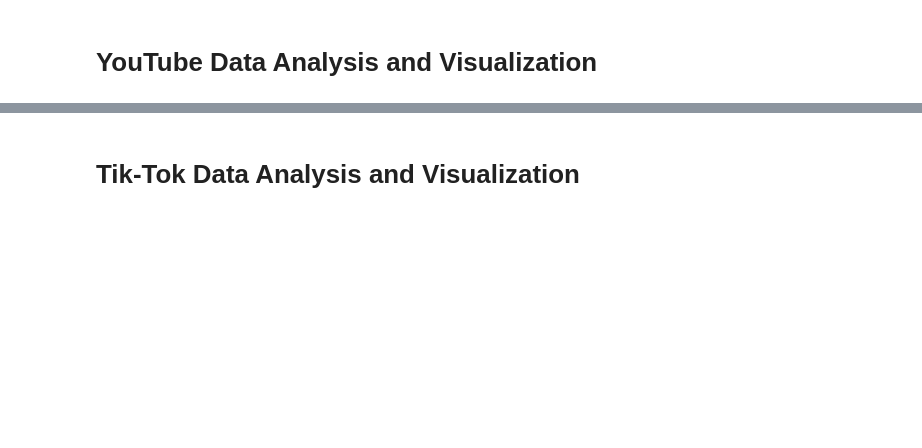
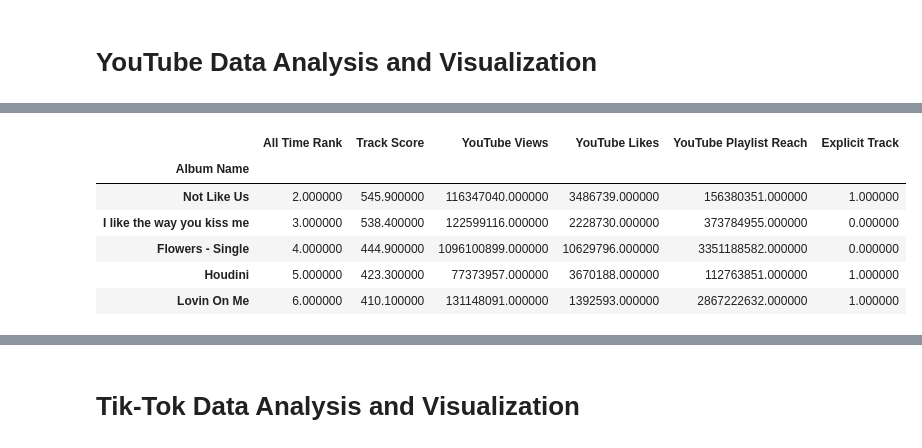
Before and after one commit to 66aadesh/Spotify-Songs-Cleaning-And-Analysis, a Jupyter notebook: Spotify songs EDA.ipynb, the cells around one changed output, grey strips where cells are left out. Cells and saved outputs as stored; diff of their text form; code cells hidden in the pictures; blank space fills up the shorter version.

```diff
--- a/Spotify songs EDA.ipynb
+++ b/Spotify songs EDA.ipynb
@@ -358,0 +438,11 @@ New Shape= (3586, 10)
+# %%
+albums1 = youtube_df.groupby('Album Name', sort=False)
+albums1.mean().sort_values('All Time Rank').head()
+# %% [output]
+|  | All Time Rank | Track Score | YouTube Views | YouTube Likes | YouTube Playlist Reach | Explicit Track |
+| Album Name |  |  |  |  |  |  |
+| Not Like Us | 2.000000 | 545.900000 | 116347040.000000 | 3486739.000000 | 156380351.000000 | 1.000000 |
+| I like the way you kiss me | 3.000000 | 538.400000 | 122599116.000000 | 2228730.000000 | 373784955.000000 | 0.000000 |
+| Flowers - Single | 4.000000 | 444.900000 | 1096100899.000000 | 10629796.000000 | 3351188582.000000 | 0.000000 |
+| Houdini | 5.000000 | 423.300000 | 77373957.000000 | 3670188.000000 | 112763851.000000 | 1.000000 |
+| Lovin On Me | 6.000000 | 410.100000 | 131148091.000000 | 1392593.000000 | 2867222632.000000 | 1.000000 |
```
Also changed, not shown: parts of 31 cells of this notebook.
